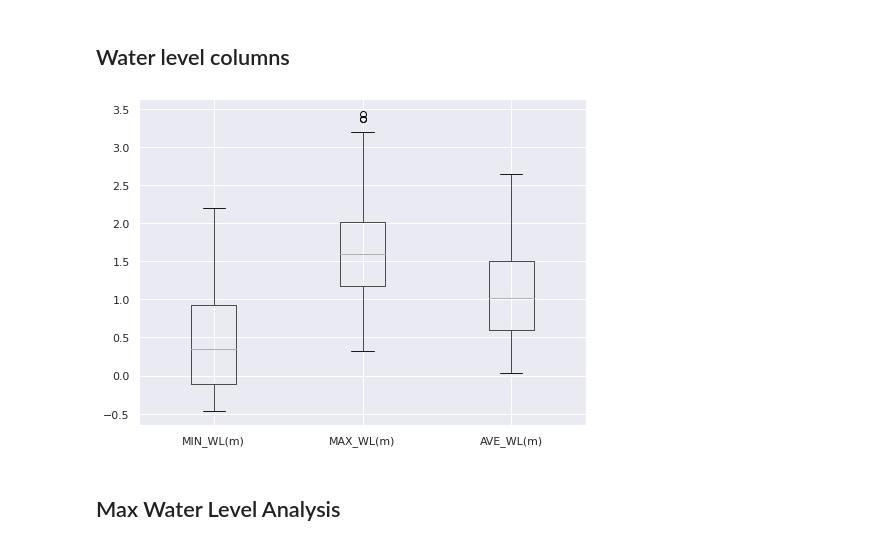
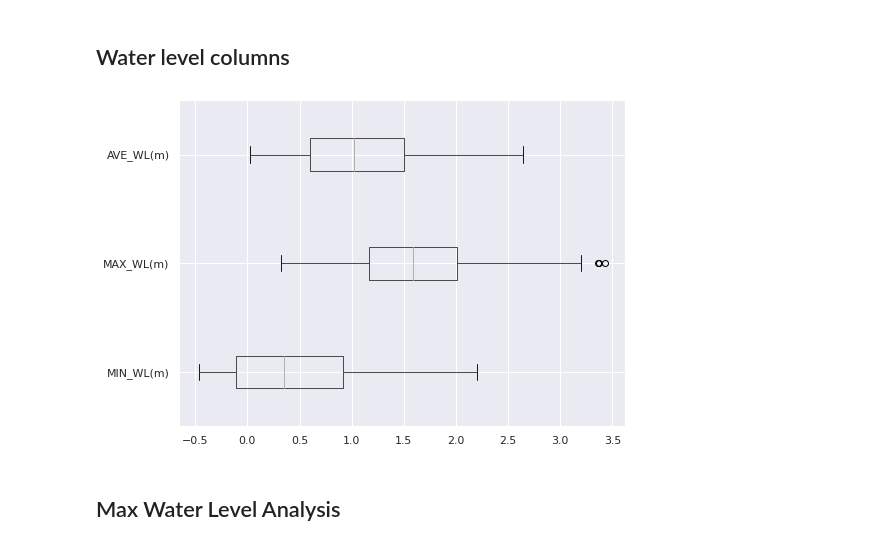
Before and after one commit to RifatIslamOmio/Weather-WaterLevel-Prediction-ML, a Jupyter notebook: Notebooks/waterlevel-dataset/waterlevel-eda.ipynb, the cells around one changed output. Drawn from its saved outputs; the diff is of its cells as text; code cells hidden in the pictures.

```diff
--- a/Notebooks/waterlevel-dataset/waterlevel-eda.ipynb
+++ b/Notebooks/waterlevel-dataset/waterlevel-eda.ipynb
@@ -151,9 +151,9 @@ min_waterLevel_column = 'MIN_WL(m)'
 max_waterLevel_column = 'MAX_WL(m)'
 avg_waterLevel_column = 'AVE_WL(m)'
 # %%
-_=raw_df.boxplot(column=[min_waterLevel_column, max_waterLevel_column, avg_waterLevel_column])
+_=raw_df.boxplot(column=[min_waterLevel_column, max_waterLevel_column, avg_waterLevel_column], vert=False)
 # %% [output]
-[figure, old version]
+[figure, new version]
 # %% [markdown]
 ## Max Water Level Analysis
 # %%
```
Also changed, not shown: parts of 9 cells of this notebook.
